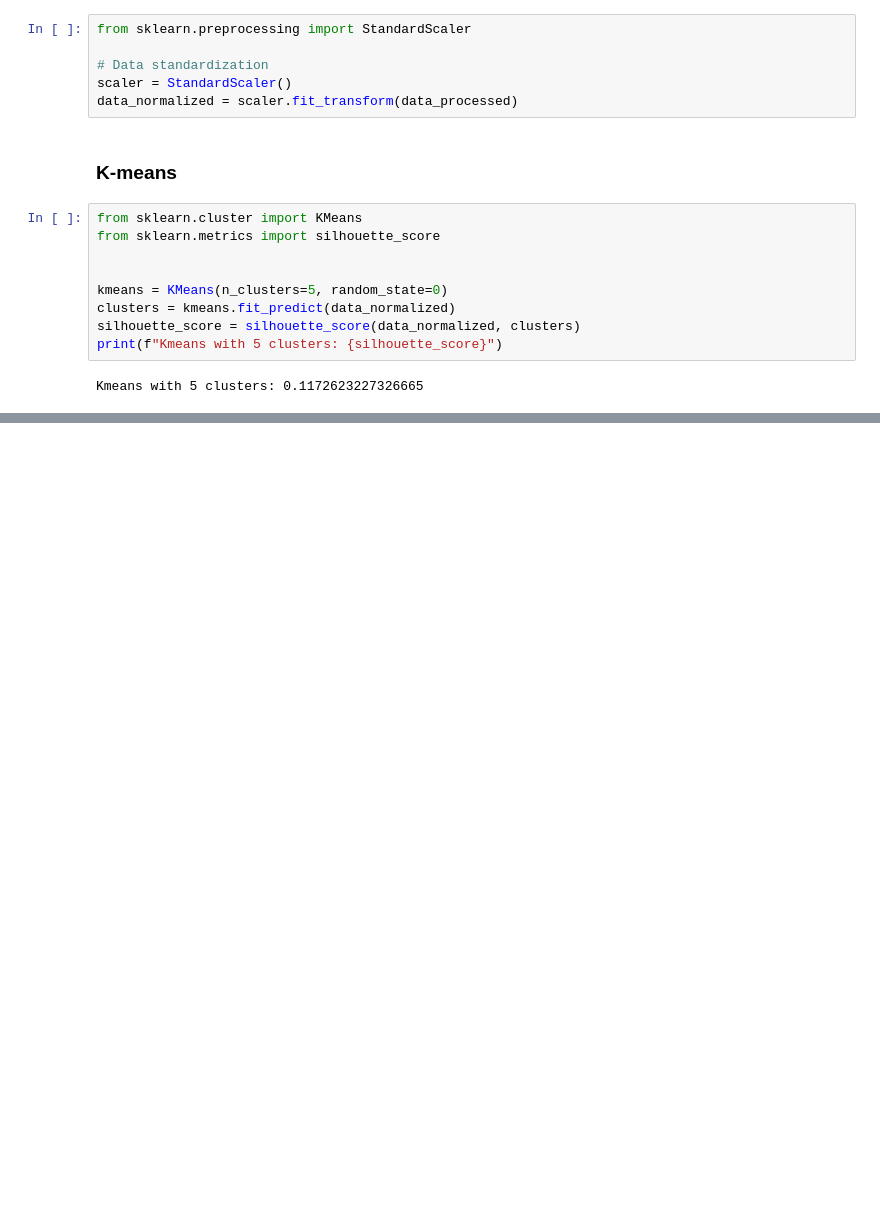
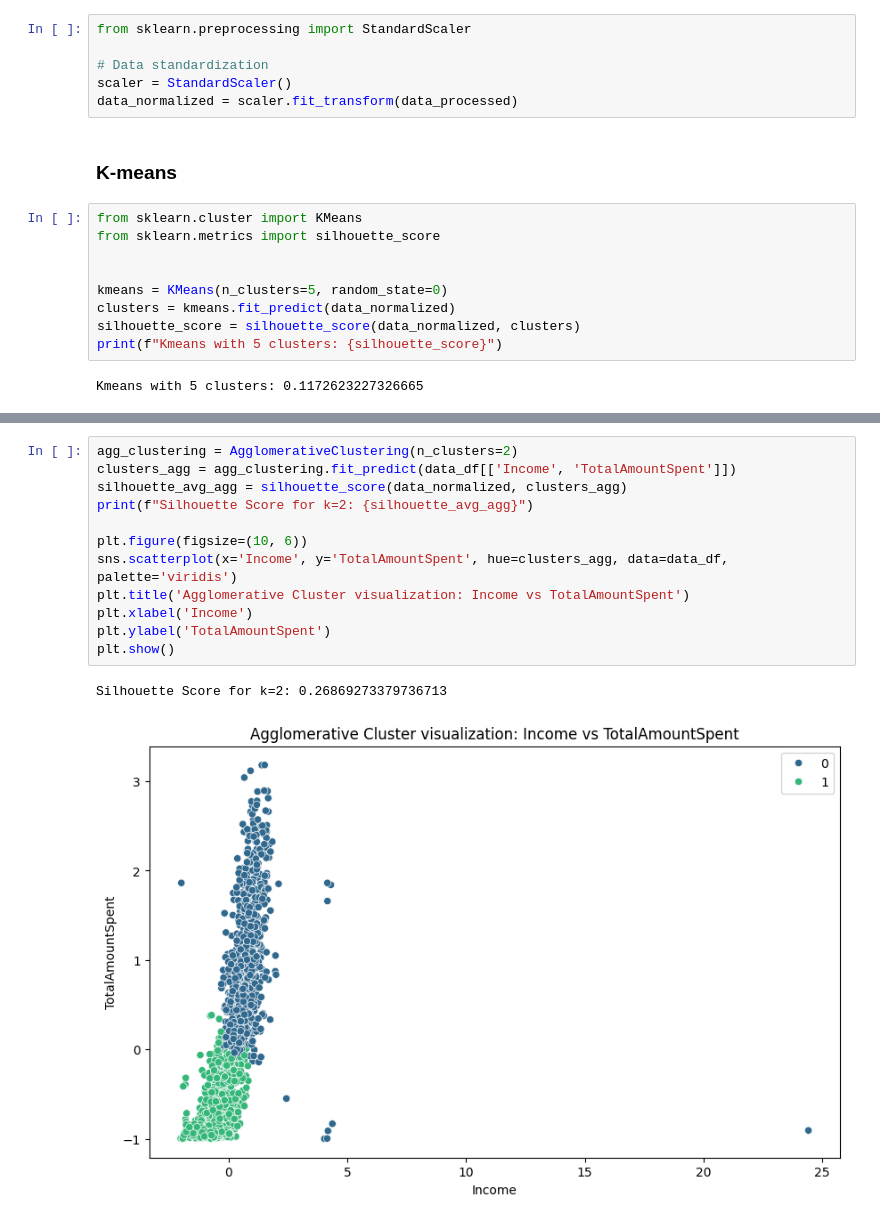
Before and after one commit to walachowska/Clustering_algorithm, a Jupyter notebook: Clustering_alg.ipynb, the cells around one changed output, grey strips where cells are left out. Cells and saved outputs as stored; diff of their text form; blank space fills up the shorter version.

```diff
--- a/Clustering_alg.ipynb
+++ b/Clustering_alg.ipynb
@@ -144,0 +161,15 @@ plt.show()
+# %%
+agg_clustering = AgglomerativeClustering(n_clusters=2)
+clusters_agg = agg_clustering.fit_predict(data_df[['Income', 'TotalAmountSpent']])
+silhouette_avg_agg = silhouette_score(data_normalized, clusters_agg)
+print(f"Silhouette Score for k=2: {silhouette_avg_agg}")
+
+plt.figure(figsize=(10, 6))
+sns.scatterplot(x='Income', y='TotalAmountSpent', hue=clusters_agg, data=data_df, palette='viridis')
+plt.title('Agglomerative Cluster visualization: Income vs TotalAmountSpent')
+plt.xlabel('Income')
+plt.ylabel('TotalAmountSpent')
+plt.show()
+# %% [output]
+Silhouette Score for k=2: 0.26869273379736713
+[figure, added]
```
Also changed, not shown: parts of 5 cells of this notebook.
